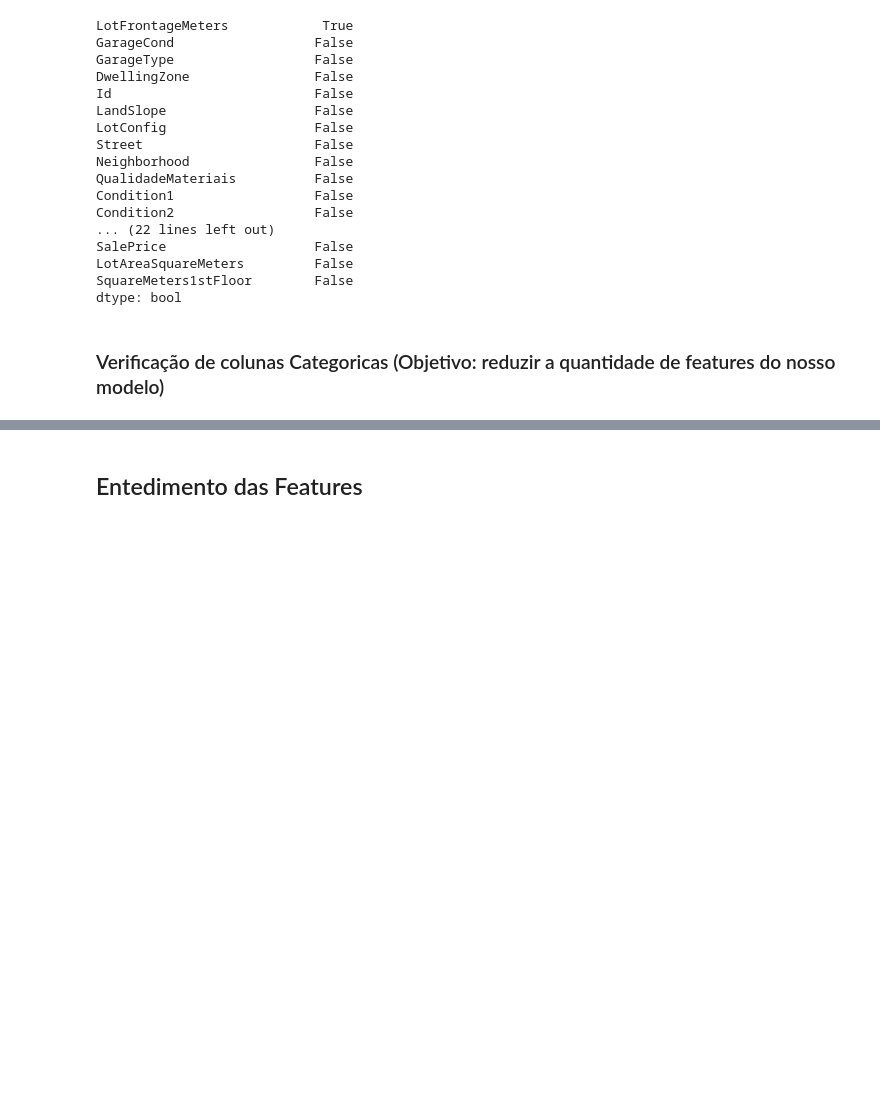
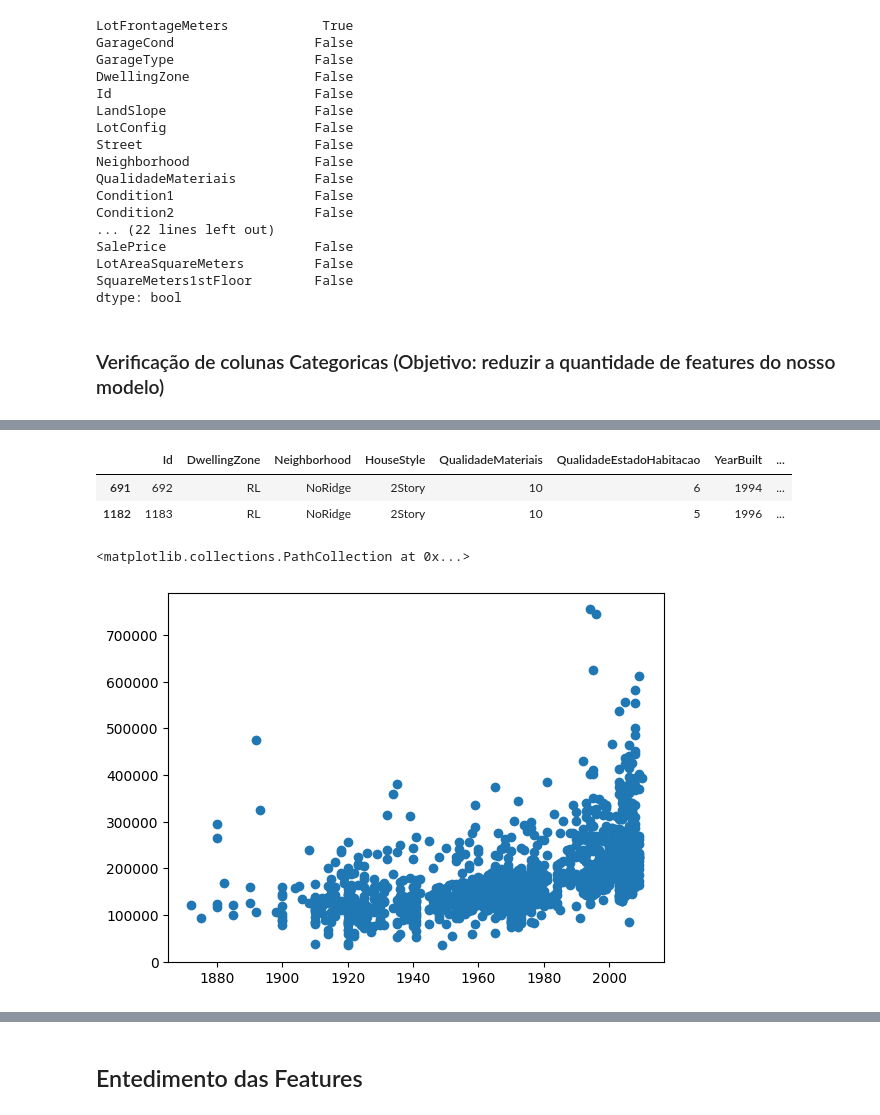
Before and after one commit to joaonovaes1/HousePricing-Kaggle, a Jupyter notebook: eda.ipynb, the cells around one changed output, grey strips where cells are left out. Cells and saved outputs as stored; diff of their text form; code cells hidden in the pictures; blank space fills up the shorter version.

```diff
--- a/eda.ipynb
+++ b/eda.ipynb
@@ -279,0 +330,12 @@ for col in columns_to_check:
+# %%
+dfsubset.query('SalePrice > 700000')
+#692, 1183
+# %% [output]
+|  | Id | DwellingZone | Neighborhood | HouseStyle | QualidadeMateriais | QualidadeEstadoHabitacao | YearBuilt | ... |
+| 691 | 692 | RL | NoRidge | 2Story | 10 | 6 | 1994 | ... |
+| 1182 | 1183 | RL | NoRidge | 2Story | 10 | 5 | 1996 | ... |
+# %%
+plt.scatter(x='YearBuilt', y='SalePrice', data=dfsubset)
+# %% [output]
+<matplotlib.collections.PathCollection at 0x...>
+[figure, added]
```
Also changed, not shown: parts of 47 cells of this notebook, 1 other file.
